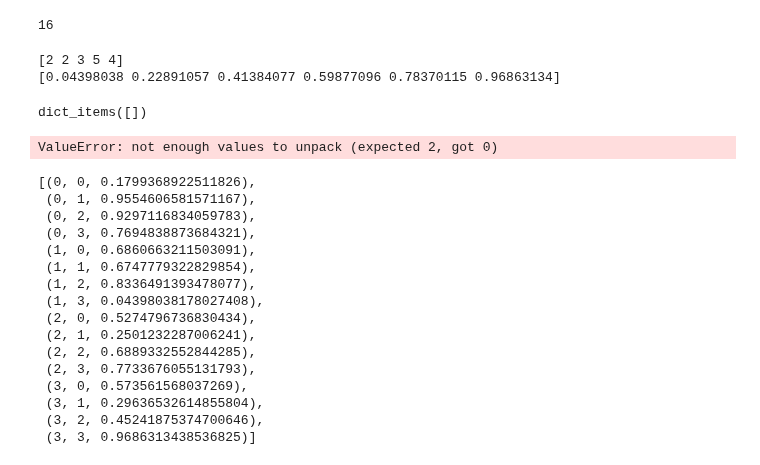
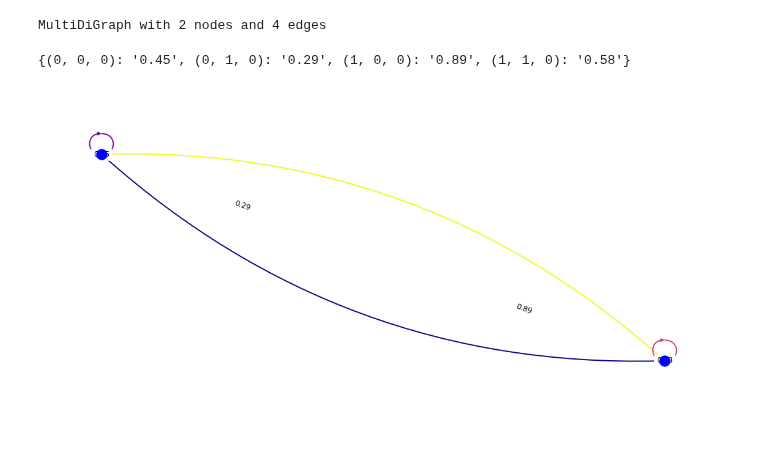
Before and after one commit to hsteinshiromoto/blog, a Jupyter notebook: notebooks/plot_digraph/plot_digraph.ipynb, the cells around one changed output. Drawn from its saved outputs; the diff is of its cells as text; code cells hidden in the pictures.

```diff
--- a/notebooks/plot_digraph/plot_digraph.ipynb
+++ b/notebooks/plot_digraph/plot_digraph.ipynb
@@ -14,62 +7,41 @@ def make_edges(M):
-# %%
-def make_graph(G, nodes, M):
-    G.add_nodes_from(nodes)
-    G.add_edges_from(make_edges(M))
-
-    return G
-# %%
-edges = make_edges(M)
-G = nx.MultiDiGraph()
-G = make_graph(G, nodes, M)
-# %%
-G.number_of_edges()
-# %% [output]
-16
-# %%
-hist, bin_edges = np.histogram(M.flatten(), bins=5)
-print(hist)
-print(bin_edges)
-# %% [output]
-[2 2 3 5 4]
-[0.04398038 0.22891057 0.41384077 0.59877096 0.78370115 0.96863134]
+# %%
+def make_graph(nodes: list, M: np.ndarray, G: nx.MultiDiGraph()=nx.MultiDiGraph()):
+    edge_labels = {}
+    G.add_nodes_from(range(M.shape[0]))
+    for i, origin_node in enumerate(nodes):
+        for j, destination_node in enumerate(nodes):
+            if M[i, j] != 0:
+                G.add_edge(origin_node, destination_node, weight=M[i, j], label=f"{M[i, j]:0.02f}")
+
+            edge_labels[(origin_node, destination_node)] = f"{M[i, j]:0.02f}"
+    return G, edge_labels
+# %%
+G, edge_labels = make_graph(nodes, M)
+print(G)
+print()
+# %% [output]
+MultiDiGraph with 2 nodes and 4 edges
 # %%
-nx.get_edge_attributes(G,'weight').items()
+nx.get_edge_attributes(G, 'label')
 # %% [output]
-dict_items([])
+{(0, 0, 0): '0.45', (0, 1, 0): '0.29', (1, 0, 0): '0.89', (1, 1, 0): '0.58'}
 # %%
 import matplotlib as mpl
 import matplotlib.pyplot as plt
 import networkx as nx
 
+fig, ax = plt.subplots(figsize=(20, 10))
 seed = 13648  # Seed random number generators for reproducibility
 pos = nx.spring_layout(G, seed=seed)
-edges,weights = zip(*nx.get_edge_attributes(G,'weight').items())
-nx.draw(G, pos, edgelist=edges, edge_color=weights, width=10.0, edge_cmap=plt.cm.plasma)
 
-ax = plt.gca()
-ax.set_axis_off()
+edges, weights = zip(*nx.get_edge_attributes(G,'weight').items())
+nx.draw(G, pos, node_color='b', edgelist=edges, edge_color=weights, width=2.0, edge_cmap=plt.cm.plasma, connectionstyle='arc3, rad=0.2', ax=ax)
+# nx.draw_networkx_edge_labels(G, pos, edge_labels=edge_labels, font_size=12, font_color='k', label_pos=0.75, ax=ax)
+nx.draw_networkx_edge_labels(G, pos, edge_labels=G.edges)
+
 plt.show()
 # %% [output]
-ValueError: not enough values to unpack (expected 2, got 0)
+[figure, added]
-# %%
-make_edges(M)
-# %% [output]
-[(0, 0, 0.1799368922511826),
- (0, 1, 0.9554606581571167),
- (0, 2, 0.9297116834059783),
- (0, 3, 0.7694838873684321),
- (1, 0, 0.6860663211503091),
- (1, 1, 0.6747779322829854),
- (1, 2, 0.8336491393478077),
- (1, 3, 0.04398038178027408),
- (2, 0, 0.5274796736830434),
- (2, 1, 0.2501232287006241),
- (2, 2, 0.6889332552844285),
- (2, 3, 0.7733676055131793),
- (3, 0, 0.573561568037269),
- (3, 1, 0.29636532614855804),
- (3, 2, 0.45241875374700646),
- (3, 3, 0.9686313438536825)]
 # %%
 # Src: https://stackoverflow.com/questions/22967086/colouring-edges-by-weight-in-networkx
 
```
Also changed, not shown: parts of 4 cells of this notebook, 5 other files.
